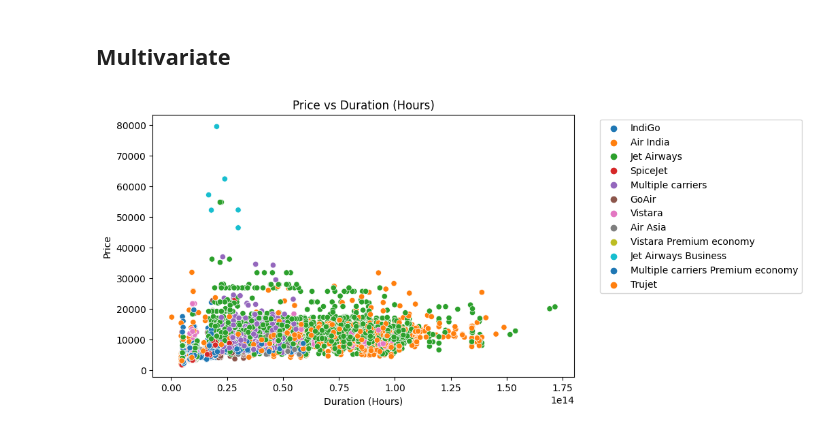
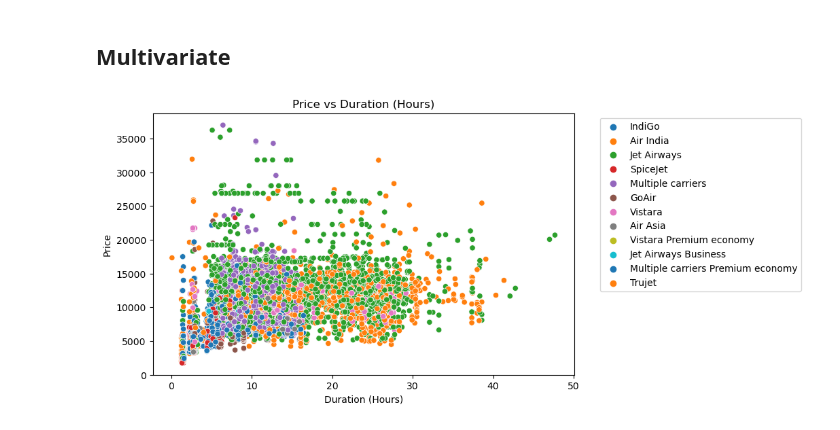
Before and after one commit to mariamarii/train-regression, a Jupyter notebook: machineproject.ipynb, the cells around one changed output. Cells and saved outputs as stored; diff of their text form; code cells hidden in the pictures.

```diff
--- a/machineproject.ipynb
+++ b/machineproject.ipynb
@@ -262,5 +218,3 @@ df
-# %%
-df.drop(columns=['Duration2','Duration_Hours_Minutes'],inplace=True)
 # %%
 df
 # %% [output]
@@ -412,2 +388,16 @@ array([3, 5, 6, 4], dtype=int32)
+# %%
+def classify_time_of_day(hour):
+    if 0 <= hour < 6:
+        return 'Midnight'
+    elif 6 <= hour < 12:
+        return 'Morning'
+    elif 12 <= hour < 18:
+        return 'Afternoon'
+    elif 18 <= hour < 22:
+        return 'Evening'
+    else:
+        return 'Night'
+
+df['Time_of_Day'] = df['Dep_Time'].dt.hour.apply(classify_time_of_day)
 # %%
-df.drop(columns='Date_of_Journey',inplace=True)
+df.drop(columns=['Date_of_Journey', 'Route', 'Dep_Time', 'Arrival_Time'],inplace=True)
@@ -414,3 +424,5 @@ df.drop(columns='Date_of_Journey',inplace=True)
+# %%
+df.drop_duplicates(inplace=True)
 # %%
 df
 # %% [output]
@@ -536,15 +548,16 @@ plt.show()
 ## Multivariate
 # %%
 # 3. Scatter plot for Price vs Duration
+durationHours =  df['Duration'].dt.total_seconds() / 3600
 plt.figure(figsize=(8, 5))
-sns.scatterplot(x='Duration', y='Price', data=df, hue='Airline', palette='tab10')
+sns.scatterplot(x=durationHours, y='Price', data=df, hue='Airline', palette='tab10')
 plt.title('Price vs Duration (Hours)')
 plt.xlabel('Duration (Hours)')
 plt.ylabel('Price')
 plt.legend(bbox_to_anchor=(1.05, 1), loc='upper left')
 plt.show()
 # %% [output]
-[figure, old version]
+[figure, new version]
 # %%
 # Multivariate Analysis
 # 5. Heatmap of Correlation between Numerical Features
```
Also changed, not shown: parts of 36 cells of this notebook.
